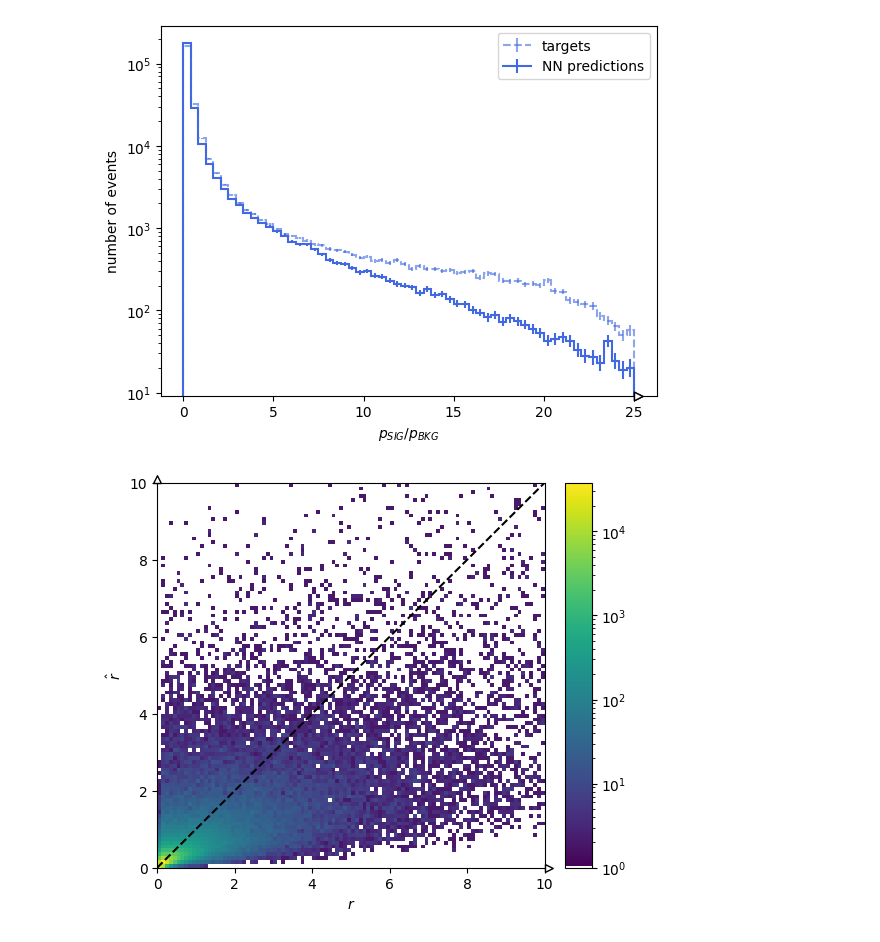
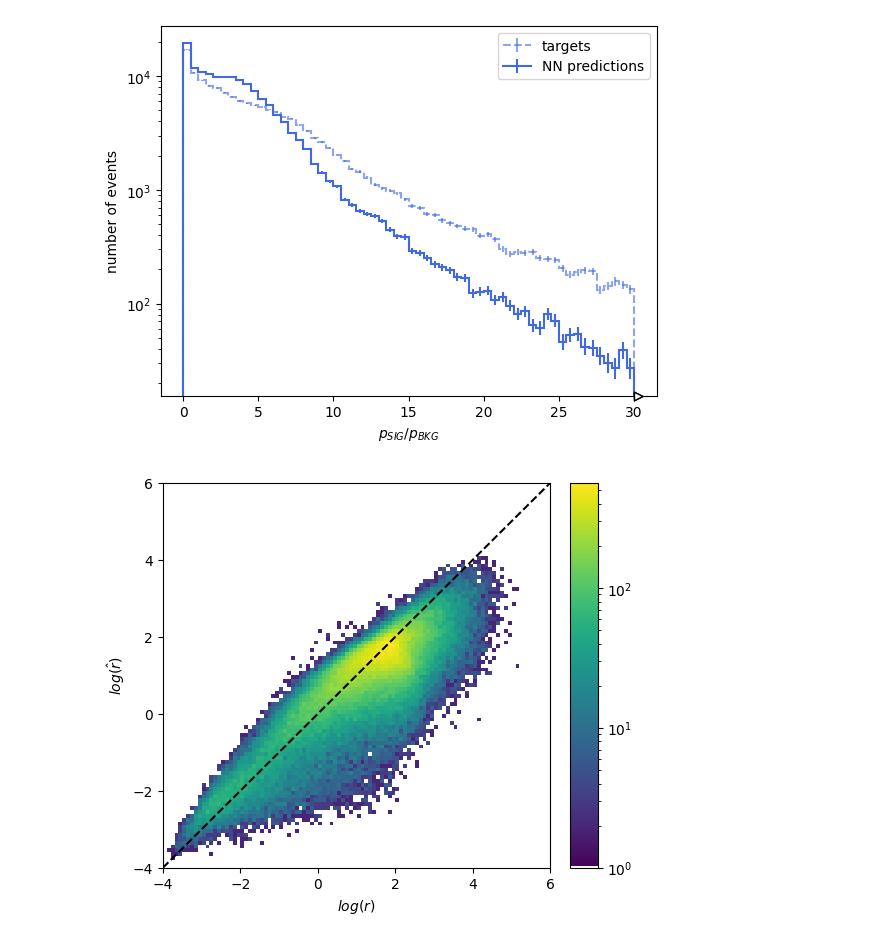
Before and after one commit to hep-cce/nsbi4hep, a Jupyter notebook: notebooks/plot-alice-outputs.ipynb, the cells around one changed output. Saved outputs shown, nothing was run; the diff lists cells and outputs as text; code cells hidden in the pictures.

```diff
--- a/notebooks/plot-alice-outputs.ipynb
+++ b/notebooks/plot-alice-outputs.ipynb
@@ -18,20 +19,20 @@ import hist
 import torch
 from lightning import Trainer
 # %%
-OUTPUT_DIR = '../jobs/alice/refactor-one-500k'
+OUTPUT_DIR = '../jobs/alice/refactor-four-SBI-vs-SIG'
 SCALER_FILE = 'scaler.pkl'
 CHECKPOINT_DIR = 'checkpoints'
 SAMPLE_DIR = '../..'
 
-CHECKPOINT = 'checkpoint-alice-epoch=54-val_loss=0.47.ckpt'
+CHECKPOINT = 'checkpoint-alice-epoch=54-val_loss=0.41.ckpt'
 
-VERSION = 1
+VERSION = 0
 LIGHTNING_DIR = f'lightning_logs/version_{VERSION}'
 
-COMPONENT_2 = msq.Component.BKG
 COMPONENT_1 = msq.Component.SIG
+COMPONENT_2 = msq.Component.SBI
 
-SAMPLE_SIZE = 250000
+SAMPLE_SIZE = 150000
 
 train_val = False
 
@@ -75,5 +78,5 @@ validation_data = dataset.AliceDataModule(data_dir=SAMPLE_DIR,
 # %%
-loaded_model = model.ALICE.load_from_checkpoint(os.path.join(OUTPUT_DIR, CHECKPOINT_DIR, CHECKPOINT))
+loaded_model = alice.ALICE.load_from_checkpoint(os.path.join(OUTPUT_DIR, CHECKPOINT_DIR, CHECKPOINT))
 # %%
 sample_background = sample.from_csv(cross_section=xs[COMPONENT_2], file_path=os.path.join(SAMPLE_DIR, filenames[COMPONENT_2]), n_rows=int(SAMPLE_SIZE*1.2)).reweight(COMPONENT_2,COMPONENT_1)
 
@@ -101,7 +121,7 @@ predictions = loaded_model(torch.tensor(X_scaled, dtype=torch.float32)).detach()
 # %%
 predictions_train = predictions
 
-ratios = sample_processed.probabilities/sample_processed.reweight(COMPONENT_1, COMPONENT_2).probabilities
+ratios = sample_processed.reweight(COMPONENT_1, COMPONENT_2).probabilities/sample_processed.probabilities
 targets_train = ratios/(1+ratios)
 
 weights_train = (sample_processed.probabilities + sample_processed.reweight(COMPONENT_1, COMPONENT_2).probabilities)/2*len(sample_processed.probabilities)
@@ -149,7 +169,7 @@ plt.show()
 # %%
 BINS = 60
 
-bounds = [0,25]
+bounds = [0,30]
 
 h_predictions_train = hist.Hist(hist.axis.Regular(BINS, *bounds))
 h_predictions_train.fill(predictions_train/(1-predictions_train))
@@ -185,18 +205,18 @@ plt.legend()
 
 plt.show()
 # %% [output]
-[figure, old version]
+[figure, new version]
 # %%
 BINS=100
 
-bounds = [0,10]
+bounds = [-4,6]
 
 h_calibration_train = hist.Hist(
-    hist.axis.Regular(BINS, *bounds, name='$r$'),
-    hist.axis.Regular(BINS, *bounds, name='$\hat{r}$')
+    hist.axis.Regular(BINS, *bounds, name='$log(r)$'),
+    hist.axis.Regular(BINS, *bounds, name='$log(\hat{r})$')
 )
 
-h_calibration_train.fill(targets_train/(1-targets_train), predictions_train/(1-predictions_train))
+h_calibration_train.fill(np.log(targets_train/(1-targets_train)), np.log(predictions_train/(1-predictions_train)))
 
 if train_val:
     h_calibration_val = hist.Hist(
@@ -204,34 +224,34 @@ if train_val:
         hist.axis.Regular(BINS, *bounds, name='$log(\hat{r})$')
     )
 
     h_calibration_val.fill(np.log(targets_val/(1-targets_val)), np.log(predictions_val/(1-predictions_val)))
 
     cmap = colors.ListedColormap(['white'] + plt.cm.viridis.colors[1:])
 
     fig, (ax1,ax2) = plt.subplots(1,2, figsize=(10,5))
 
     h_calibration_train.plot2d(ax=ax1, cmap=cmap, cbar=False, norm=LogNorm())
     ax1.plot(np.linspace(*bounds), np.linspace(*bounds), color='k', linestyle='--')
 
     ax1.set_title('training data')
 
     h_calibration_val.plot2d(ax=ax2, cmap=cmap, norm=LogNorm())
     ax2.plot(np.linspace(*bounds), np.linspace(*bounds), color='k', linestyle='--')
 
     ax2.set_title('validation data')
 
     plt.show()
 else:
     cmap = colors.ListedColormap(['white'] + plt.cm.viridis.colors[1:])
 
     fig = plt.figure(figsize=(5,5))
 
     h_calibration_train.plot2d(cmap=cmap, cbar=True, norm=LogNorm())
     plt.plot(np.linspace(*bounds), np.linspace(*bounds), color='k', linestyle='--')
 
     plt.show()
 # %% [output]
-[figure, old version]
+[figure, new version]
 # %%
 metrics = pd.read_csv(os.path.join(OUTPUT_DIR, LIGHTNING_DIR, 'metrics.csv'))
 
```
Also changed, not shown: parts of 7 cells of this notebook, 3 other files.
